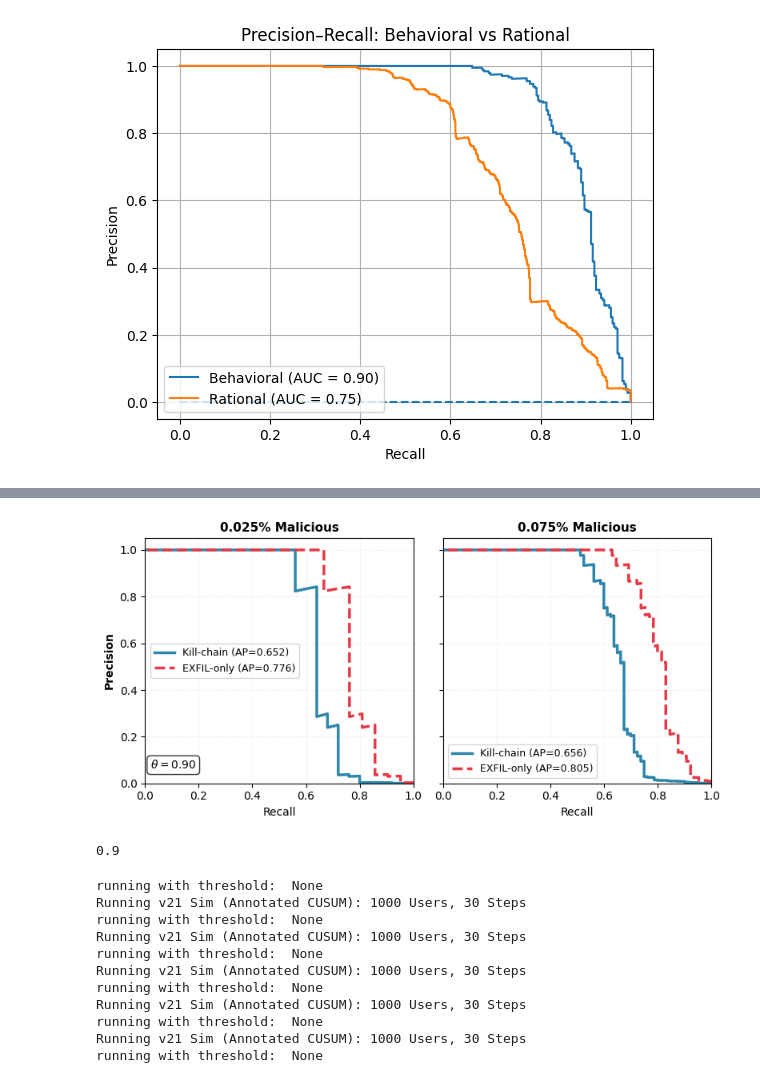
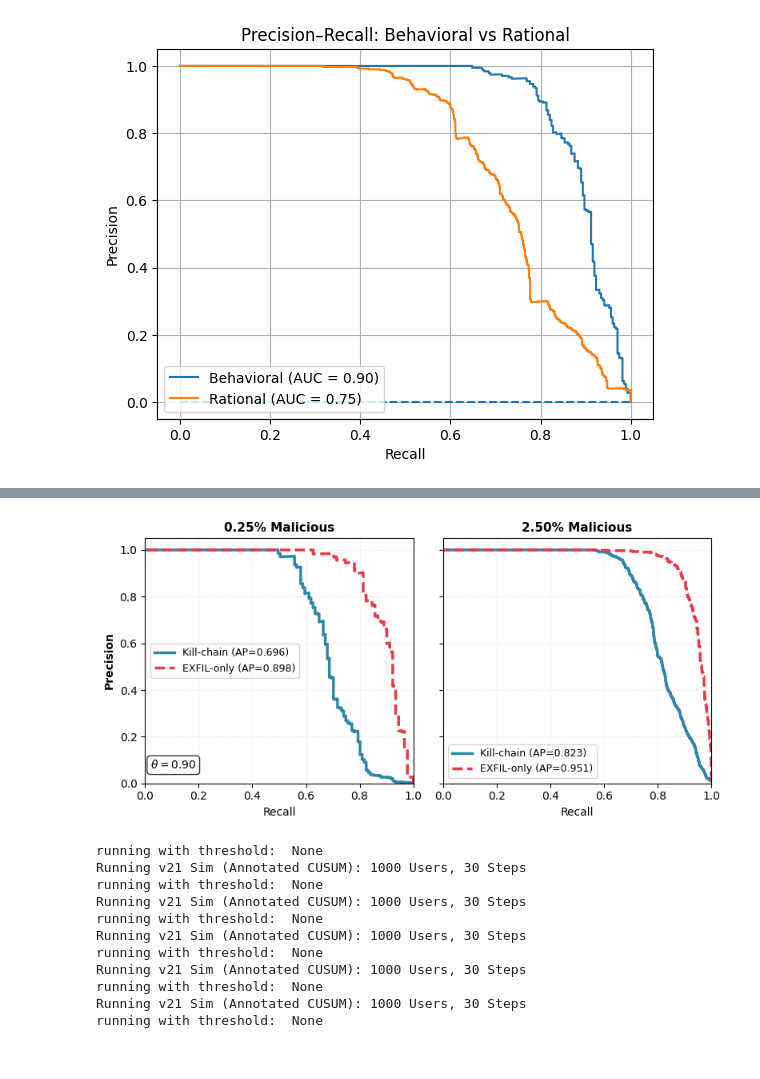
Before and after one commit to javedmshah/btce_insiderthreatmodel, a Jupyter notebook: project/deeper_sim_behavior.ipynb, the cells around one changed output, grey strips where cells are left out. Saved outputs shown, nothing was run; the diff lists cells and outputs as text; code cells hidden in the pictures.

```diff
--- a/project/deeper_sim_behavior.ipynb
+++ b/project/deeper_sim_behavior.ipynb
@@ -1876,7 +1856,7 @@ def plot_pr_killchain_vs_exfil(raw_kc, raw_exfil, pct_mal_values,
         ax.plot(rec_ex, prec_ex, '--', color='#E63946', linewidth=2.5,
                 label=f"EXFIL-only (AP={ap_ex:.3f})")
 
-        ax.set_title(f"{pm*100:.3f}% Malicious", fontsize=11, fontweight='bold')
+        ax.set_title(f"{pm*100:.2f}% Malicious", fontsize=11, fontweight='bold')
         ax.set_xlabel("Recall", fontsize=10)
         ax.grid(True, alpha=0.3, linestyle=':', linewidth=0.8)
         ax.legend(loc='best', fontsize=9)
@@ -2026,7 +2006,7 @@ def compute_exfil_only_metrics(df: pd.DataFrame, threshold: float = None):
 # %%
 # ============ STEP 1: Run the ablation with both kill-chain and exfil data ============
 
-num_runs = 2
+num_runs = 1
 N = 4000
 T = 30
 ft = 3
@@ -2035,7 +2015,7 @@ THRESHOLD = 0.9
 df_ablation, raw_kc, raw_exfil = ablation_pct_mal(
     n_runs=num_runs,
     num_users=N,
-    pct_mal=(0.00025, 0.0005, 0.00075),
+    pct_mal=(0.0025, 0.025, 0.1),
     horizon=T,
     ft=ft
 )
@@ -2057,18 +2029,14 @@ ValueError: need at least one array to concatenate
 # %%
 
 # ============ STEP 2: Plot the comparison ============
 plot_pr_killchain_vs_exfil(
     raw_kc=raw_kc,
     raw_exfil=raw_exfil,
-    pct_mal_values=(0.00025, 0.00075),
+    pct_mal_values=(0.0025, 0.025),  # fraction
     save_path="fig-pr-kc-vs-exfil.png"
 )
 # %% [output]
-[figure, old version]
+[figure, new version]
-# %%
-THRESHOLD
-# %% [output]
-0.9
 # %%
 def plot_pr_curve_comparison(records_behavioral, records_rational,
                              pct_mal_values, save_path="fig-pr-behavioral-vs-rational.png"):
```
Also changed, not shown: parts of 25 cells of this notebook, 3 other files.
